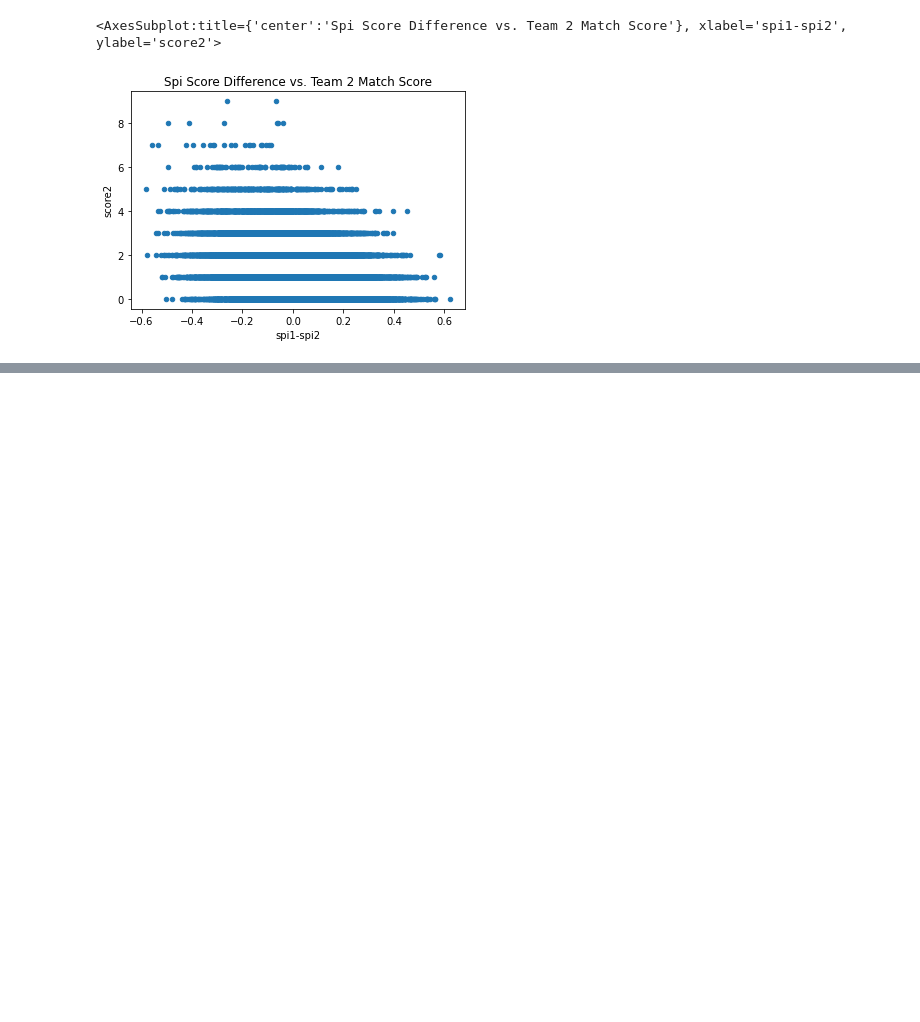
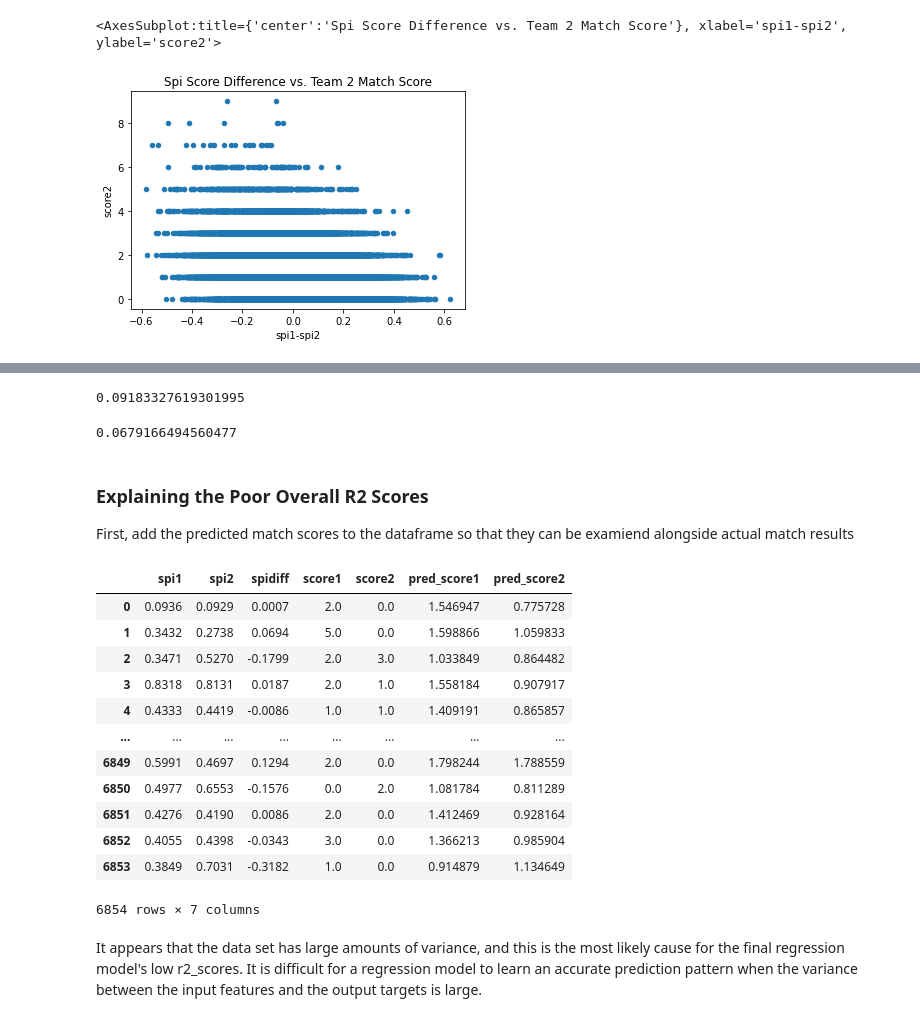
Before and after one commit to benjaminwyss/EECS731MajorLeagues, a Jupyter notebook: notebooks/1.0-brw-data-exploration-and-modeling.ipynb, the cells around one changed output, grey strips where cells are left out. Drawn from its saved outputs; the diff is of its cells as text; code cells hidden in the pictures; blank space fills up the shorter version.

Commit message:
implement ML models, create visualizations and src file

```diff
--- a/notebooks/1.0-brw-data-exploration-and-modeling.ipynb
+++ b/notebooks/1.0-brw-data-exploration-and-modeling.ipynb
@@ -248,0 +276,9 @@ array = df.values
+# %%
+Xall_train1, Xall_validate1, Yall_train1, Yall_validate1 = train_test_split(Xall, Y1, test_size=0.2, shuffle=True)
+Xall_train2, Xall_validate2, Yall_train2, Yall_validate2 = train_test_split(Xall, Y2, test_size=0.2, shuffle=True)
+
+Xspi_train1, Xspi_validate1, Yspi_train1, Yspi_validate1 = train_test_split(Xspi, Y1, test_size=0.2, shuffle=True)
+Xspi_train2, Xspi_validate2, Yspi_train2, Yspi_validate2 = train_test_split(Xspi, Y2, test_size=0.2, shuffle=True)
+
+Xdiff_train1, Xdiff_validate1, Ydiff_train1, Ydiff_validate1 = train_test_split(Xdiff, Y1, test_size=0.2, shuffle=True)
+Xdiff_train2, Xdiff_validate2, Ydiff_train2, Ydiff_validate2 = train_test_split(Xdiff, Y2, test_size=0.2, shuffle=True)
@@ -248,0 +424,43 @@ array = df.values
+# %%
+model1 = RandomForestRegressor(max_depth=8, n_jobs=-1).fit(Xall_train1, Yall_train1)
+model2 = RandomForestRegressor(max_depth=8, n_jobs=-1).fit(Xall_train2, Yall_train2)
+# %%
+predictions1 = model1.predict(Xall_validate1)
+predictions2 = model2.predict(Xall_validate2)
+# %%
+r2_score(Yall_validate1, predictions1)
+# %% [output]
+0.09183327619301995
+# %%
+r2_score(Yall_validate2, predictions2)
+# %% [output]
+0.0679166494560477
+# %% [markdown]
+### Explaining the Poor Overall R2 Scores
+
+First, add the predicted match scores to the dataframe so that they can be examiend alongside actual match results
+# %%
+df = pd.DataFrame(data=Xall_validate1[:, 1:3], columns=['spi1', 'spi2'])
+df['spidiff'] = df['spi1'] - df['spi2']
+df['score1'] = pd.DataFrame(data=Yall_validate1)
+df['score2'] = pd.DataFrame(data=Yall_validate2)
+df['pred_score1'] = pd.DataFrame(data=predictions1)
+df['pred_score2'] = pd.DataFrame(data=predictions2)
+# %%
+df
+# %% [output]
+|  | spi1 | spi2 | spidiff | score1 | score2 | pred_score1 | pred_score2 |
+| 0 | 0.0936 | 0.0929 | 0.0007 | 2.0 | 0.0 | 1.546947 | 0.775728 |
+| 1 | 0.3432 | 0.2738 | 0.0694 | 5.0 | 0.0 | 1.598866 | 1.059833 |
+| 2 | 0.3471 | 0.5270 | -0.1799 | 2.0 | 3.0 | 1.033849 | 0.864482 |
+| 3 | 0.8318 | 0.8131 | 0.0187 | 2.0 | 1.0 | 1.558184 | 0.907917 |
+| 4 | 0.4333 | 0.4419 | -0.0086 | 1.0 | 1.0 | 1.409191 | 0.865857 |
+| ... | ... | ... | ... | ... | ... | ... | ... |
+| 6849 | 0.5991 | 0.4697 | 0.1294 | 2.0 | 0.0 | 1.798244 | 1.788559 |
+| 6850 | 0.4977 | 0.6553 | -0.1576 | 0.0 | 2.0 | 1.081784 | 0.811289 |
+| 6851 | 0.4276 | 0.4190 | 0.0086 | 2.0 | 0.0 | 1.412469 | 0.928164 |
+| 6852 | 0.4055 | 0.4398 | -0.0343 | 3.0 | 0.0 | 1.366213 | 0.985904 |
+| 6853 | 0.3849 | 0.7031 | -0.3182 | 1.0 | 0.0 | 0.914879 | 1.134649 |
+6854 rows × 7 columns
+# %% [markdown]
+It appears that the data set has large amounts of variance, and this is the most likely cause for the final regression model's low r2_scores. It is difficult for a regression model to learn an accurate prediction pattern when the variance between the input features and the output targets is large.
```
Also changed, not shown: parts of 55 cells of this notebook, 3 other files.
